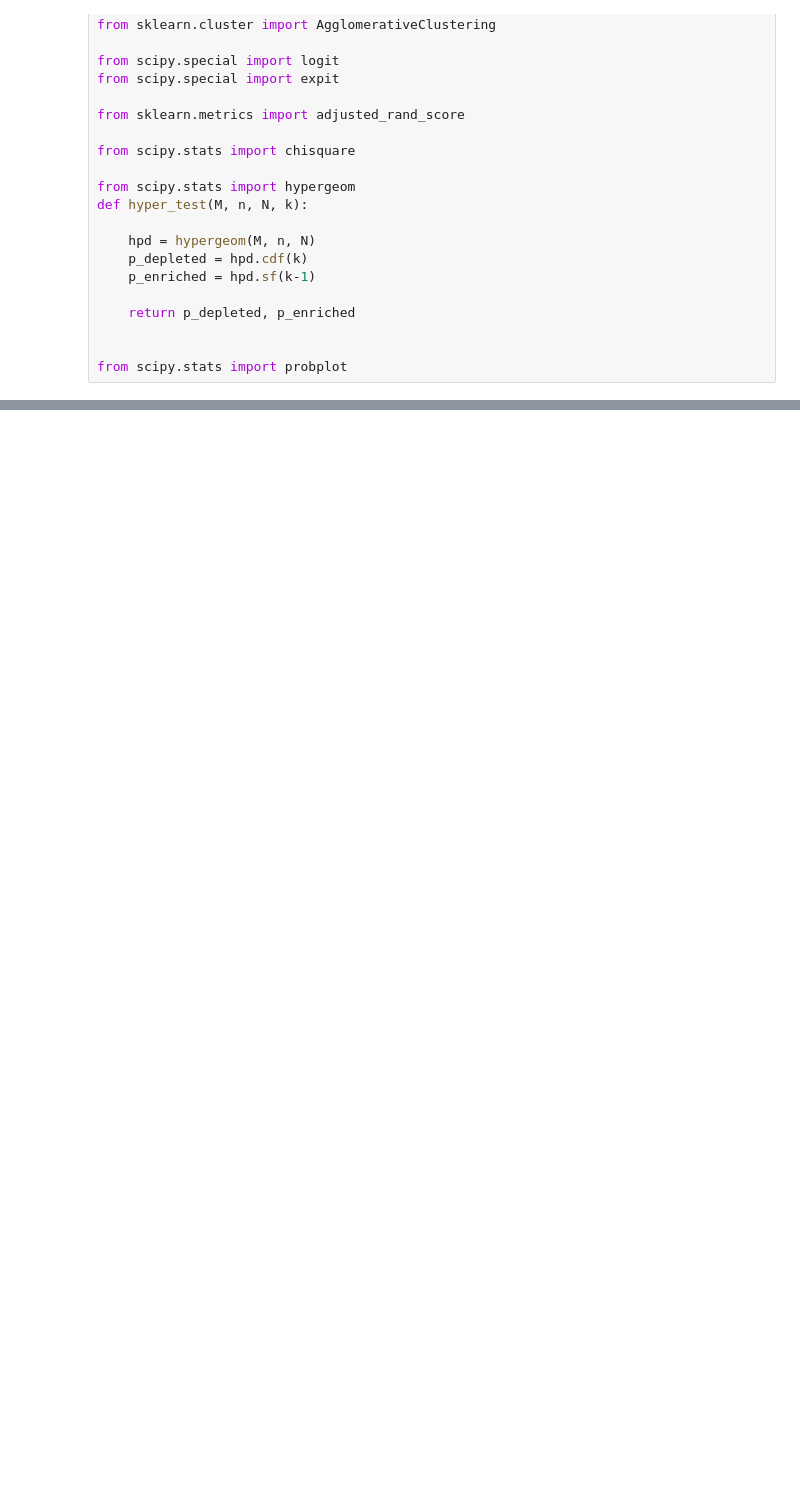
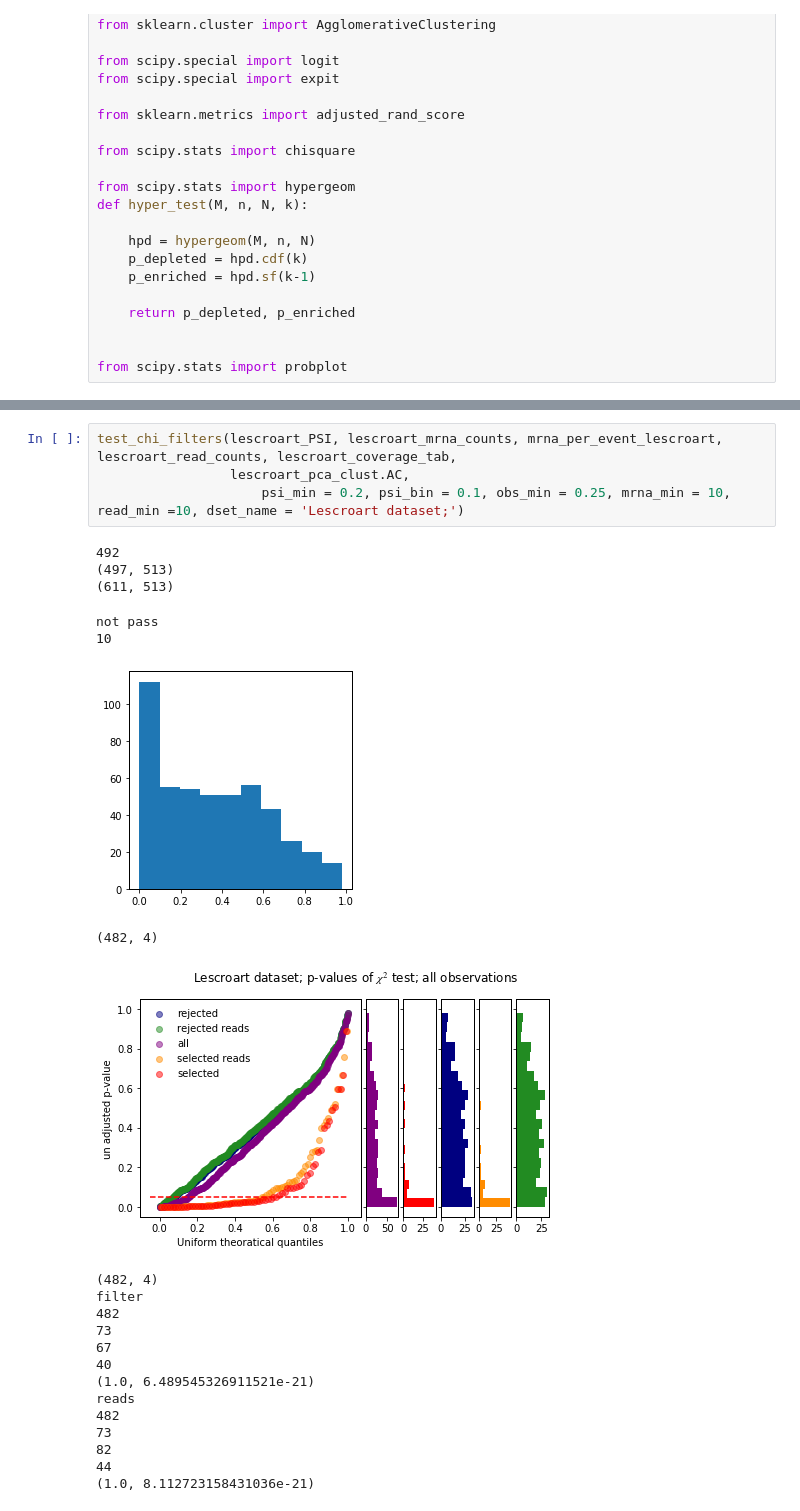
Before and after one commit to lareaulab/sc_binary_splicing, a Jupyter notebook: backup/Untitled2.ipynb, the cells around one changed output, grey strips where cells are left out. Saved outputs shown, nothing was run; the diff lists cells and outputs as text; blank space fills up the shorter version.

```diff
--- a/backup/Untitled2.ipynb
+++ b/backup/Untitled2.ipynb
@@ -632,0 +422,26 @@ reads
+# %%
+test_chi_filters(lescroart_PSI, lescroart_mrna_counts, mrna_per_event_lescroart, lescroart_read_counts, lescroart_coverage_tab,
+                 lescroart_pca_clust.AC,
+                     psi_min = 0.2, psi_bin = 0.1, obs_min = 0.25, mrna_min = 10, read_min =10, dset_name = 'Lescroart dataset;')
+# %% [output]
+492
+(497, 513)
+(611, 513)
+not pass
+10
+[figure, added]
+(482, 4)
+[figure, added]
+(482, 4)
+filter
+482
+73
+67
+40
+(1.0, 6.489545326911521e-21)
+reads
+482
+73
+82
+44
+(1.0, 8.112723158431036e-21)
```
Also changed, not shown: parts of 47 cells of this notebook, 1 other file.
